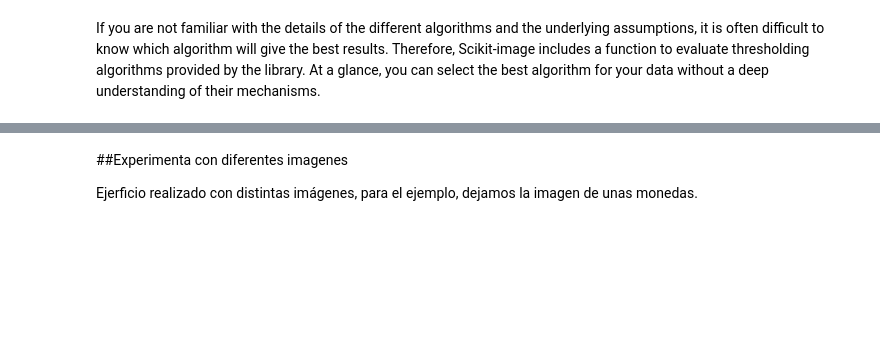
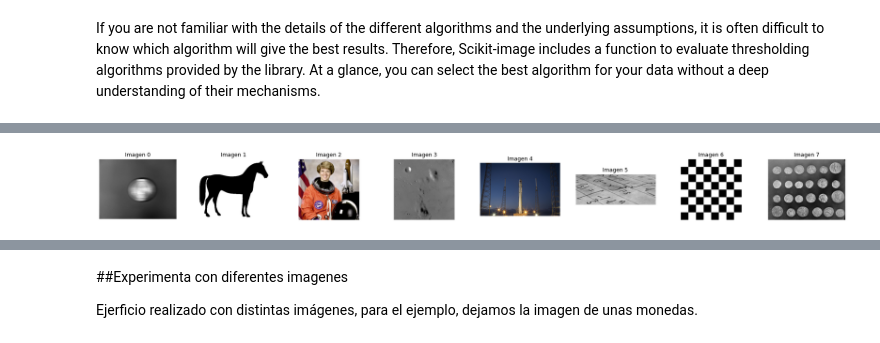
Before and after one commit to andreac941/ComputerVision-Eq3, a Jupyter notebook: 9.4_Segmentation_Otsu_Eq10.ipynb, the cells around one changed output, grey strips where cells are left out. Drawn from its saved outputs; the diff is of its cells as text; code cells hidden in the pictures; blank space fills up the shorter version.

```diff
--- a/9.4_Segmentation_Otsu_Eq10.ipynb
+++ b/9.4_Segmentation_Otsu_Eq10.ipynb
@@ -89,0 +120,35 @@ plt.show()
+# %%
+img1 = data.clock()
+img2 = data.horse()
+img3 = data.astronaut()
+img4 = data.moon()
+img5 = data.rocket()
+img6 = data.text()
+img7 = data.checkerboard()
+img8 = data.coins()
+
+listIMG = [img1, img2, img3, img4, img5, img6, img7, img8]
+fig, axes = plt.subplots(ncols=8, figsize=(30, 2.5))
+ax = axes.ravel()
+
+for y in range(0,7):
+  ax[y] = plt.subplot(1, 8, y+1)
+ax[7] = plt.subplot(1, 8, 8, sharex=ax[0], sharey=ax[0])
+
+#ax[0] = plt.subplot(1, 8, 1)
+#ax[1] = plt.subplot(1, 8, 2)
+#ax[2] = plt.subplot(1, 8, 3)
+#ax[3] = plt.subplot(1, 8, 4)
+#ax[4] = plt.subplot(1, 8, 5)
+#ax[5] = plt.subplot(1, 8, 6)
+#ax[6] = plt.subplot(1, 8, 7)
+#ax[7] = plt.subplot(1, 8, 8, sharex=ax[0], sharey=ax[0])
+
+for i in range(0,8):
+  ax[i].imshow(listIMG[i], cmap=plt.cm.gray)
+  ax[i].set_title('Imagen '+str(i))
+  ax[i].axis('off')
+
+plt.show()
+# %% [output]
+[figure, added]
```
Also changed, not shown: parts of 12 cells of this notebook.
